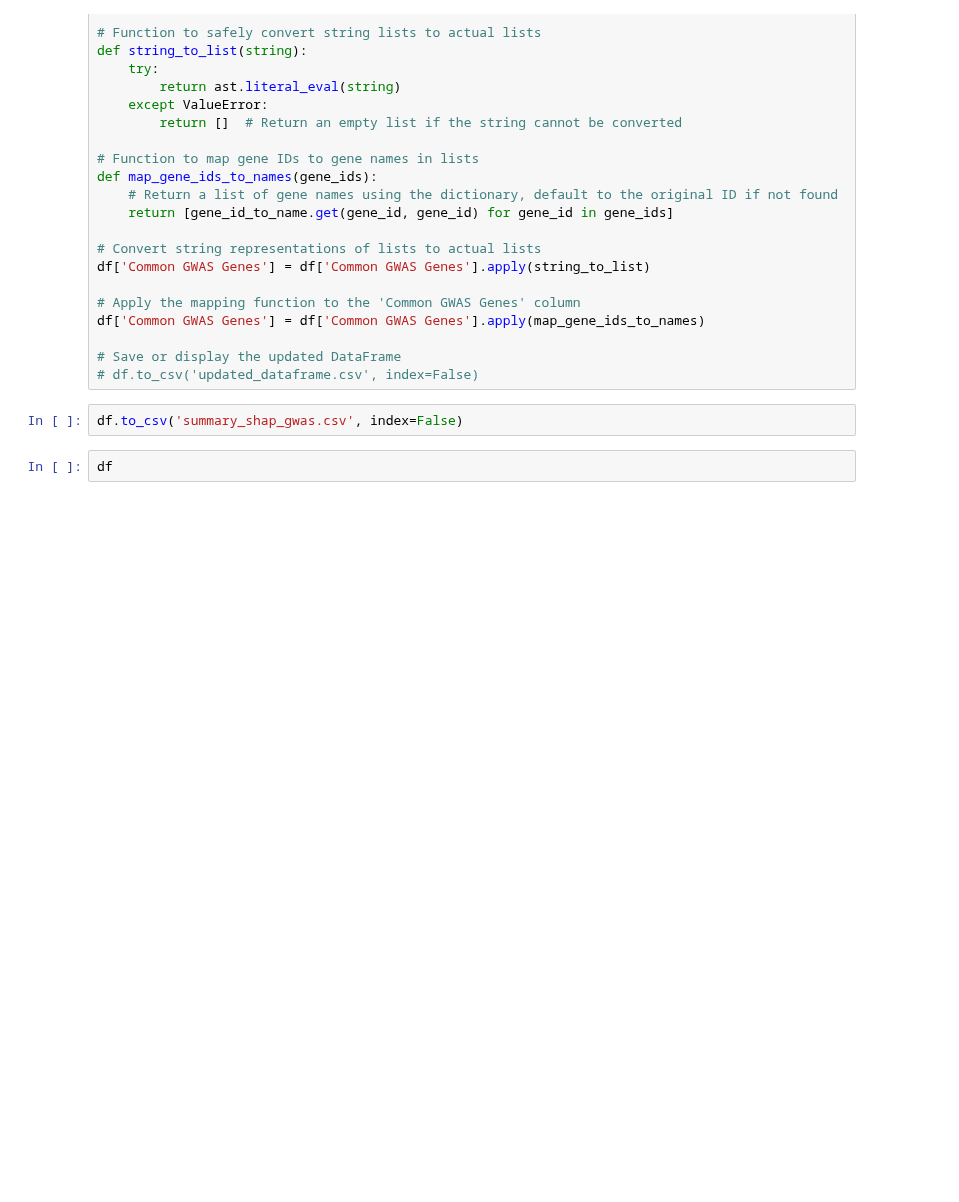
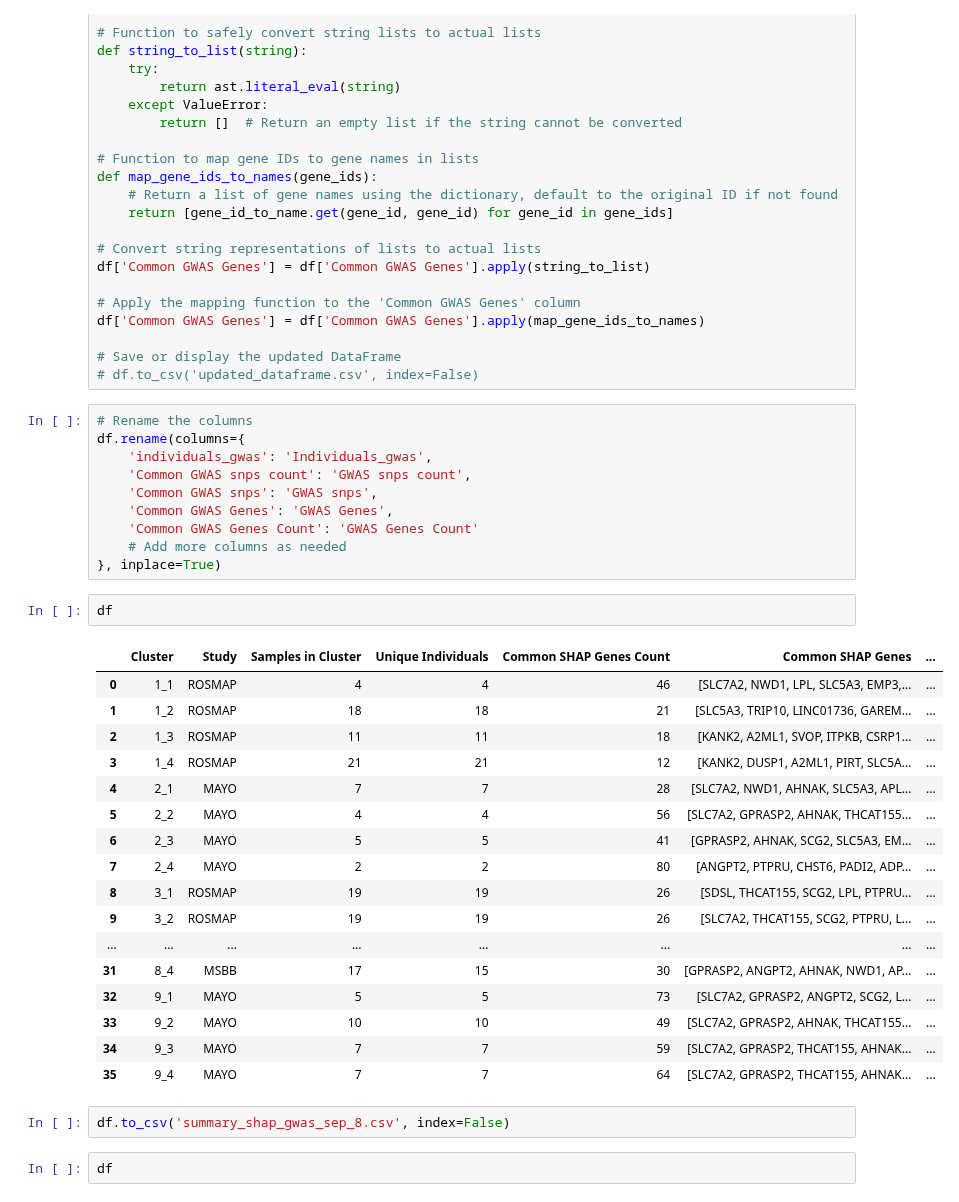
Before and after one commit to mmottaqii/AD-Biomarkers-MultiOmics, a Jupyter notebook: scripts/review_aug_26.ipynb, the cells around one changed output. Drawn from its saved outputs; the diff is of its cells as text; blank space fills up the shorter version.

```diff
--- a/scripts/review_aug_26.ipynb
+++ b/scripts/review_aug_26.ipynb
@@ -2341,8 +2359,38 @@ df['Common GWAS Genes'] = df['Common GWAS Genes'].apply(map_gene_ids_to_names)
 
 # Save or display the updated DataFrame
 # df.to_csv('updated_dataframe.csv', index=False)
+# %%
+# Rename the columns
+df.rename(columns={
+    'individuals_gwas': 'Individuals_gwas',
+    'Common GWAS snps count': 'GWAS snps count',
+    'Common GWAS snps': 'GWAS snps',
+    'Common GWAS Genes': 'GWAS Genes',
+    'Common GWAS Genes Count': 'GWAS Genes Count'
+    # Add more columns as needed
+}, inplace=True)
+# %%
+df
+# %% [output]
+|  | Cluster | Study | Samples in Cluster | Unique Individuals | Common SHAP Genes Count | Common SHAP Genes | ... |
+| 0 | 1_1 | ROSMAP | 4 | 4 | 46 | [SLC7A2, NWD1, LPL, SLC5A3, EMP3,... | ... |
+| 1 | 1_2 | ROSMAP | 18 | 18 | 21 | [SLC5A3, TRIP10, LINC01736, GAREM... | ... |
+| 2 | 1_3 | ROSMAP | 11 | 11 | 18 | [KANK2, A2ML1, SVOP, ITPKB, CSRP1... | ... |
+| 3 | 1_4 | ROSMAP | 21 | 21 | 12 | [KANK2, DUSP1, A2ML1, PIRT, SLC5A... | ... |
+| 4 | 2_1 | MAYO | 7 | 7 | 28 | [SLC7A2, NWD1, AHNAK, SLC5A3, APL... | ... |
+| 5 | 2_2 | MAYO | 4 | 4 | 56 | [SLC7A2, GPRASP2, AHNAK, THCAT155... | ... |
+| 6 | 2_3 | MAYO | 5 | 5 | 41 | [GPRASP2, AHNAK, SCG2, SLC5A3, EM... | ... |
+| 7 | 2_4 | MAYO | 2 | 2 | 80 | [ANGPT2, PTPRU, CHST6, PADI2, ADP... | ... |
+| 8 | 3_1 | ROSMAP | 19 | 19 | 26 | [SDSL, THCAT155, SCG2, LPL, PTPRU... | ... |
+| 9 | 3_2 | ROSMAP | 19 | 19 | 26 | [SLC7A2, THCAT155, SCG2, PTPRU, L... | ... |
+| ... | ... | ... | ... | ... | ... | ... | ... |
+| 31 | 8_4 | MSBB | 17 | 15 | 30 | [GPRASP2, ANGPT2, AHNAK, NWD1, AP... | ... |
+| 32 | 9_1 | MAYO | 5 | 5 | 73 | [SLC7A2, GPRASP2, ANGPT2, SCG2, L... | ... |
+| 33 | 9_2 | MAYO | 10 | 10 | 49 | [SLC7A2, GPRASP2, AHNAK, THCAT155... | ... |
+| 34 | 9_3 | MAYO | 7 | 7 | 59 | [SLC7A2, GPRASP2, THCAT155, AHNAK... | ... |
+| 35 | 9_4 | MAYO | 7 | 7 | 64 | [SLC7A2, GPRASP2, THCAT155, AHNAK... | ... |
 # %%
-df.to_csv('summary_shap_gwas.csv', index=False)
+df.to_csv('summary_shap_gwas_sep_8.csv', index=False)
 # %%
 df
 # %%
```
Also changed, not shown: parts of 6 cells of this notebook.
